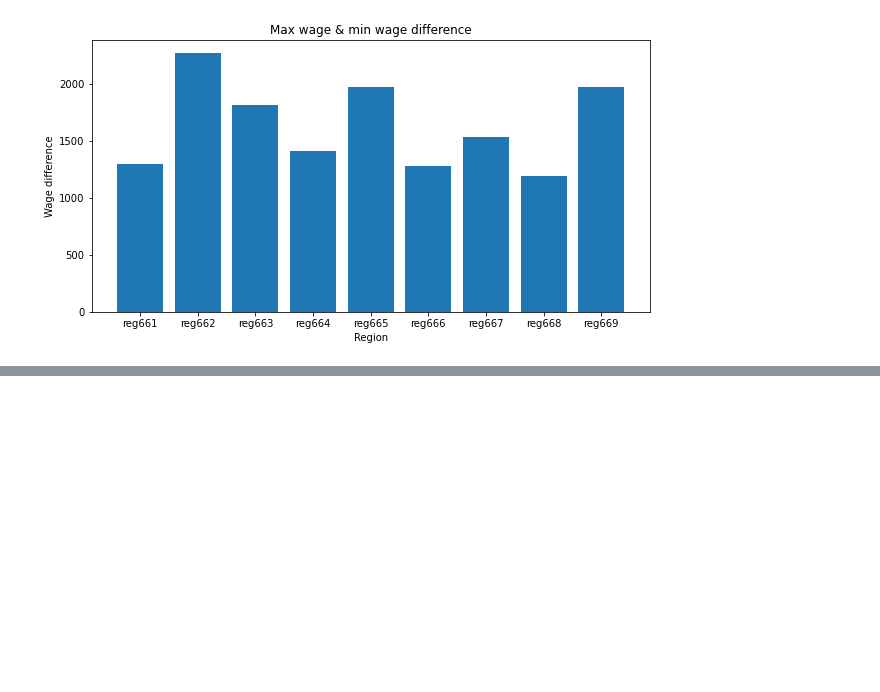
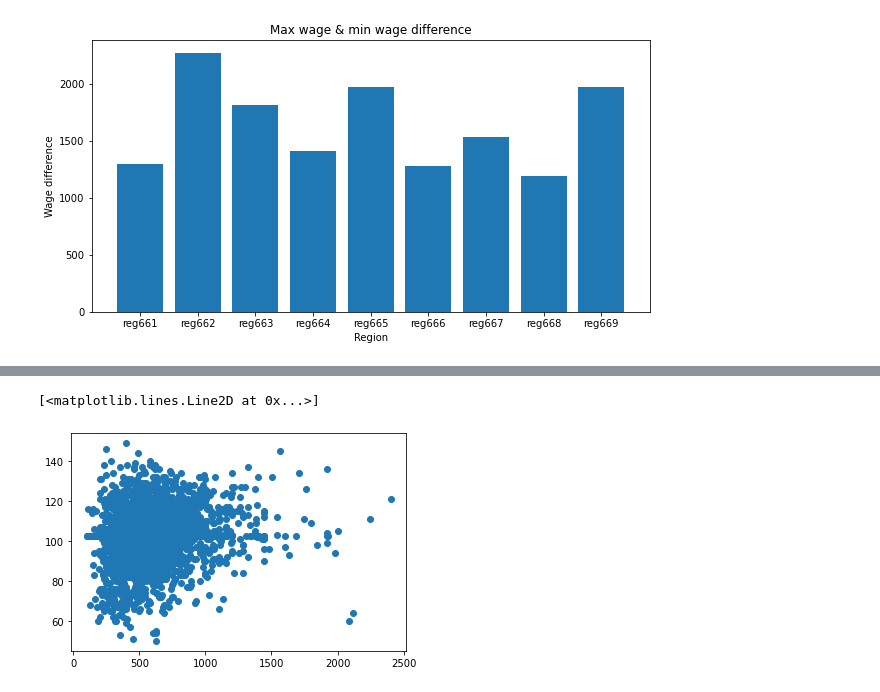
Before and after one commit to AIGangz/MAI391_Project, a Jupyter notebook: dataAn.ipynb, the cells around one changed output, grey strips where cells are left out. Saved outputs shown, nothing was run; the diff lists cells and outputs as text; code cells hidden in the pictures; blank space fills up the shorter version.

```diff
--- a/dataAn.ipynb
+++ b/dataAn.ipynb
@@ -209,0 +253,5 @@ plt.show()
+# %%
+plt.plot(df.wage, df.IQ, 'o')
+# %% [output]
+[<matplotlib.lines.Line2D at 0x...>]
+[figure, added]
```
Also changed, not shown: parts of 22 cells of this notebook.
